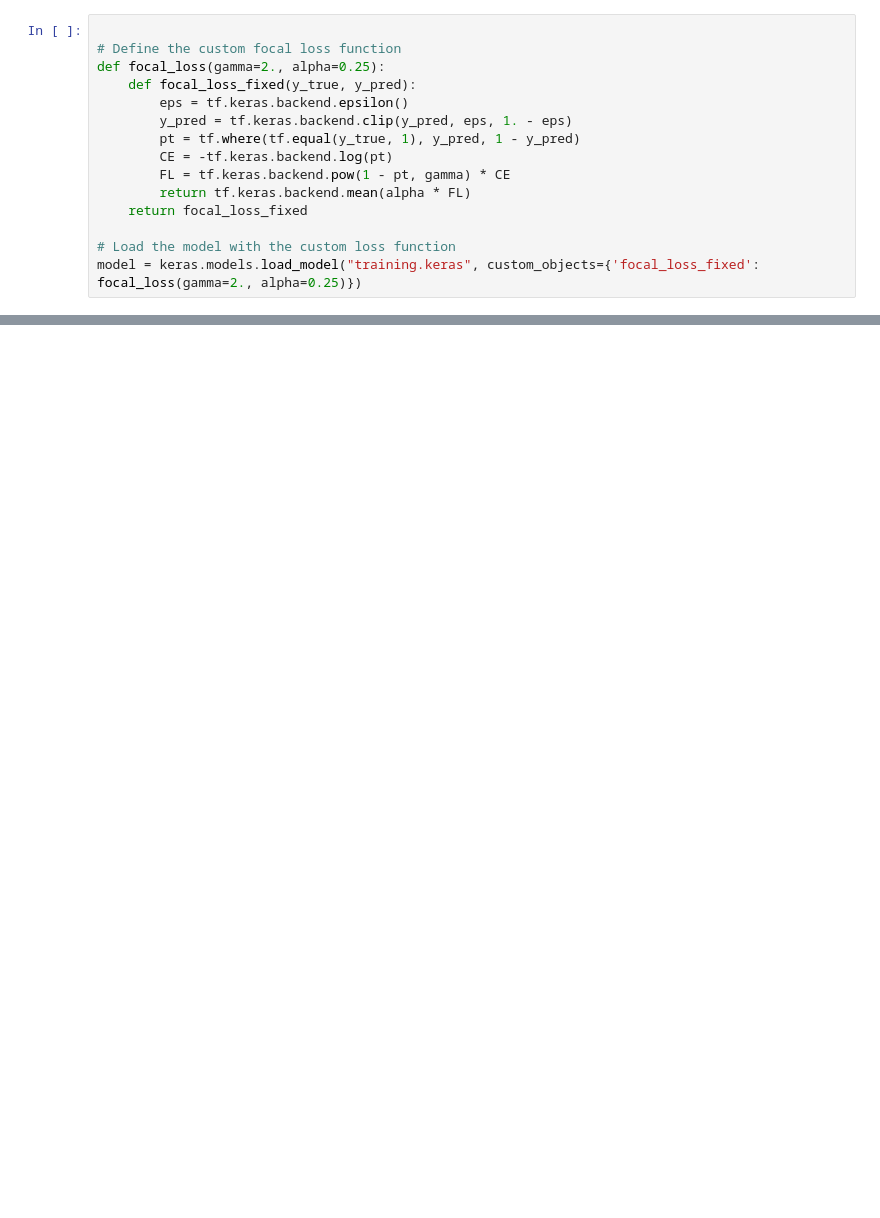
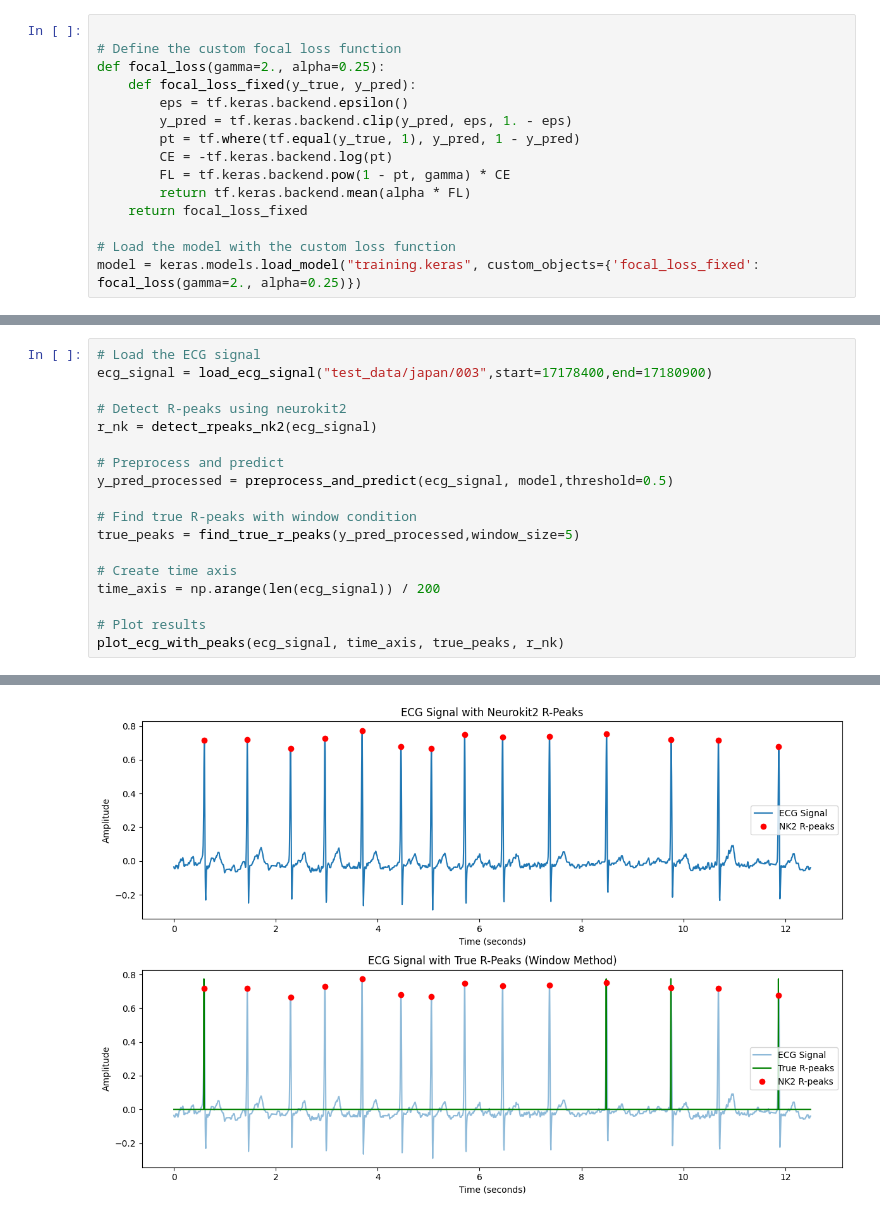
Before and after one commit to asimx07/afib-thesis, a Jupyter notebook: test_model.ipynb, the cells around one changed output, grey strips where cells are left out. Drawn from its saved outputs; the diff is of its cells as text; blank space fills up the shorter version.

```diff
--- a/test_model.ipynb
+++ b/test_model.ipynb
@@ -267,0 +135,19 @@ plt.show()
+# %%
+# Load the ECG signal
+ecg_signal = load_ecg_signal("test_data/japan/003",start=17178400,end=17180900)
+
+# Detect R-peaks using neurokit2
+r_nk = detect_rpeaks_nk2(ecg_signal)
+
+# Preprocess and predict
+y_pred_processed = preprocess_and_predict(ecg_signal, model,threshold=0.5)
+
+# Find true R-peaks with window condition
+true_peaks = find_true_r_peaks(y_pred_processed,window_size=5)
+
+# Create time axis
+time_axis = np.arange(len(ecg_signal)) / 200
+
+# Plot results
+plot_ecg_with_peaks(ecg_signal, time_axis, true_peaks, r_nk)
+# %% [output]
@@ -267,0 +155 @@ plt.show()
+[figure, added]
```
Also changed, not shown: parts of 12 cells of this notebook.
